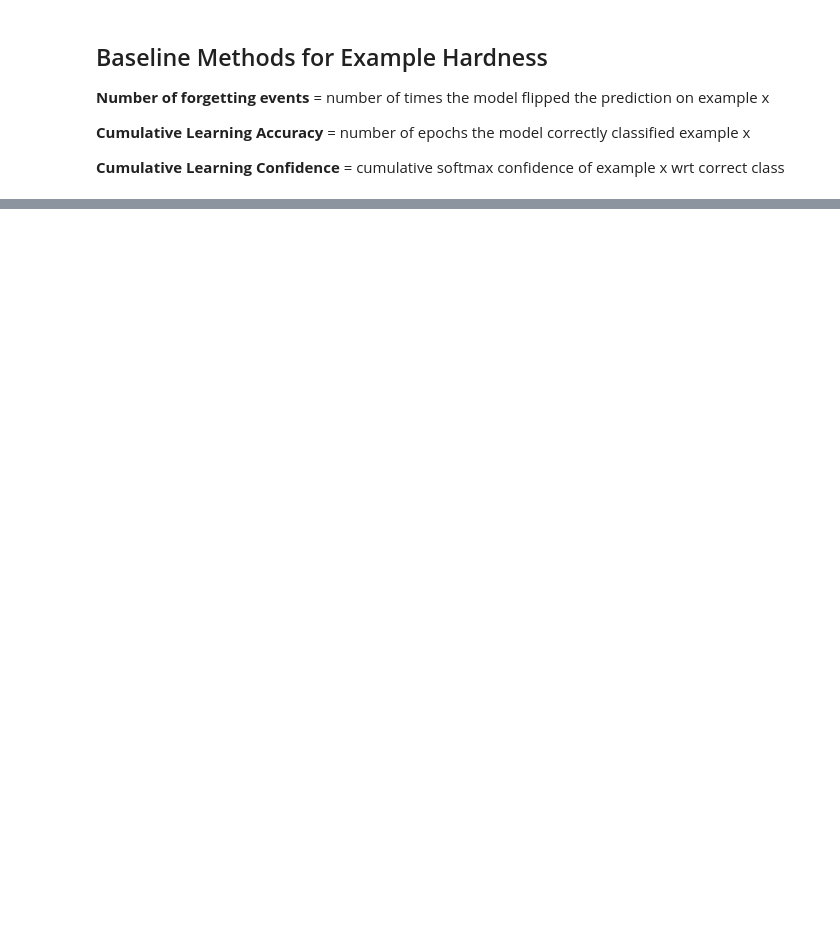
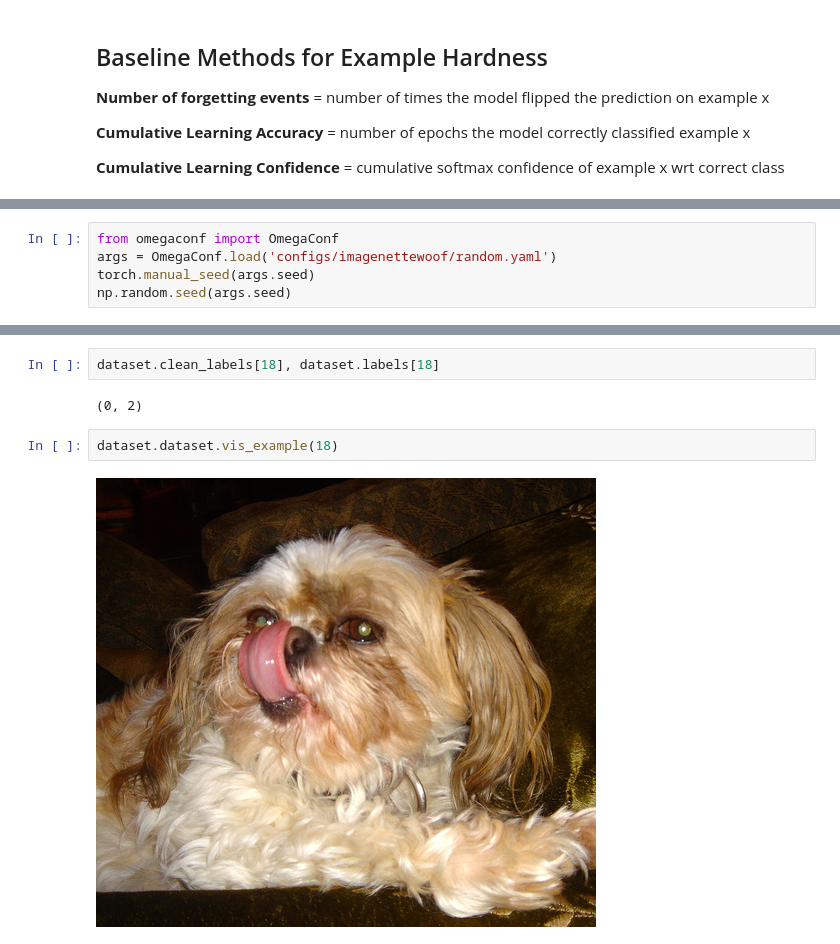
Before and after one commit to lisadunlap/second_split_forgetting, a Jupyter notebook: compute_ssft.ipynb, the cells around one changed output, grey strips where cells are left out. Saved outputs shown, nothing was run; the diff lists cells and outputs as text; blank space fills up the shorter version.

```diff
--- a/compute_ssft.ipynb
+++ b/compute_ssft.ipynb
@@ -144,0 +128,5 @@ for c in results.columns[1:]:
+# %%
+from omegaconf import OmegaConf
+args = OmegaConf.load('configs/imagenettewoof/random.yaml')
+torch.manual_seed(args.seed)
+np.random.seed(args.seed)
@@ -144,0 +181,8 @@ for c in results.columns[1:]:
+# %%
+dataset.clean_labels[18], dataset.labels[18]
+# %% [output]
+(0, 2)
+# %%
+dataset.dataset.vis_example(18)
+# %% [output]
+[figure, added]
```
Also changed, not shown: parts of 18 cells of this notebook, 7 other files.
